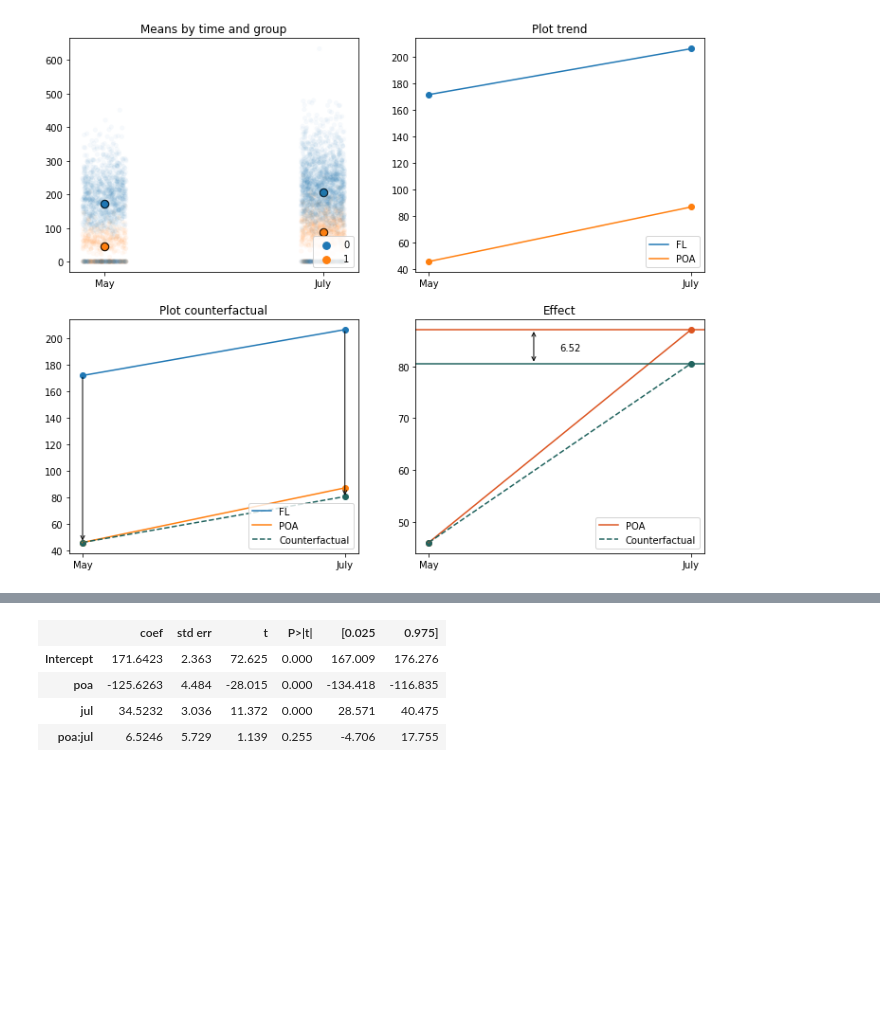
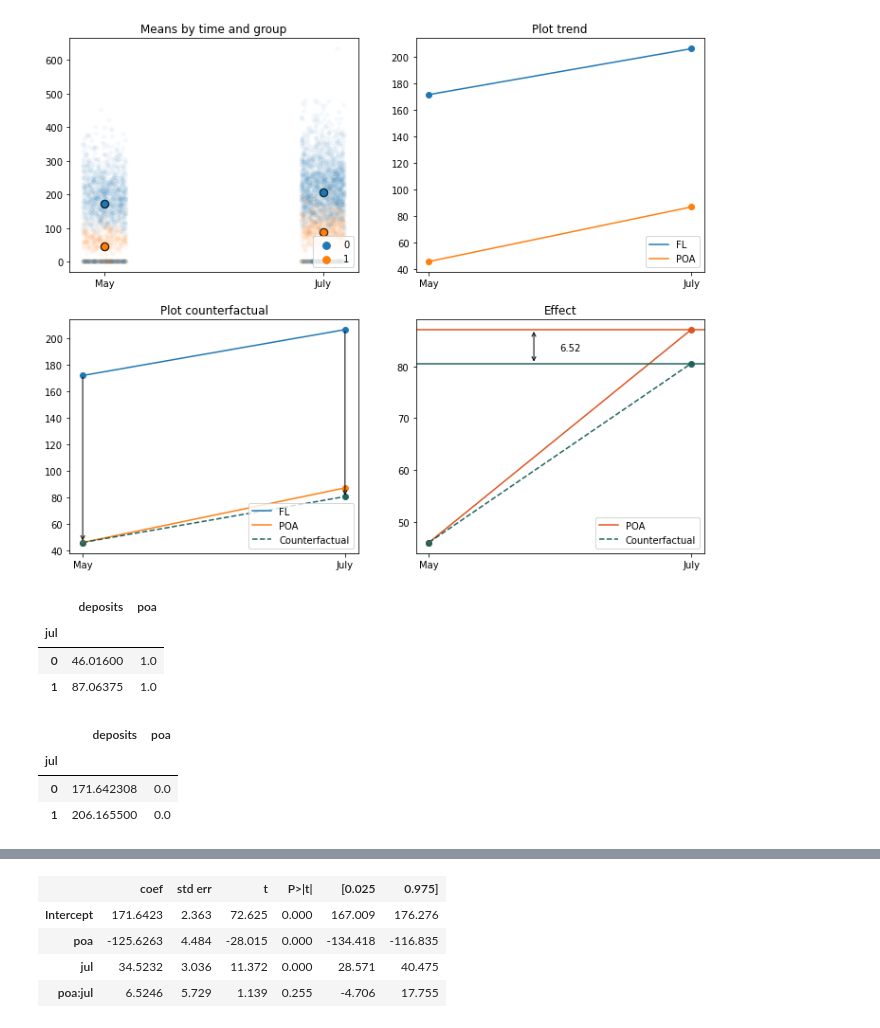
Before and after one commit to alexanderquispe/1REI05, a Jupyter notebook: tutorials/tutorial11/tutorial11.ipynb, the cells around one changed output, grey strips where cells are left out. Cells and saved outputs as stored; diff of their text form; code cells hidden in the pictures; blank space fills up the shorter version.

```diff
--- a/tutorials/tutorial11/tutorial11.ipynb
+++ b/tutorials/tutorial11/tutorial11.ipynb
@@ -128,6 +131,22 @@ for i in range(2):
         ax[i, j].set_xticklabels(["May", "July"])
 # %% [output]
 [figure]
+# %%
+poa_mean = b_impact[b_impact.poa == 1].groupby(["jul"]).mean()
+poa_mean
+# %% [output]
+|  | deposits | poa |
+| jul |  |  |
+| 0 | 46.01600 | 1.0 |
+| 1 | 87.06375 | 1.0 |
+# %%
+no_poa_mean = b_impact[b_impact.poa == 0].groupby(["jul"]).mean()
+no_poa_mean
+# %% [output]
+|  | deposits | poa |
+| jul |  |  |
+| 0 | 171.642308 | 0.0 |
+| 1 | 206.165500 | 0.0 |
 # %% [markdown]
 Using the switching equation, and assuming a constant state fixed effect and time fixed effect, we can write out a simple regression model. This simple  is estimated with the following equation:
 
```
Also changed, not shown: parts of 5 cells of this notebook, 1 other file.
